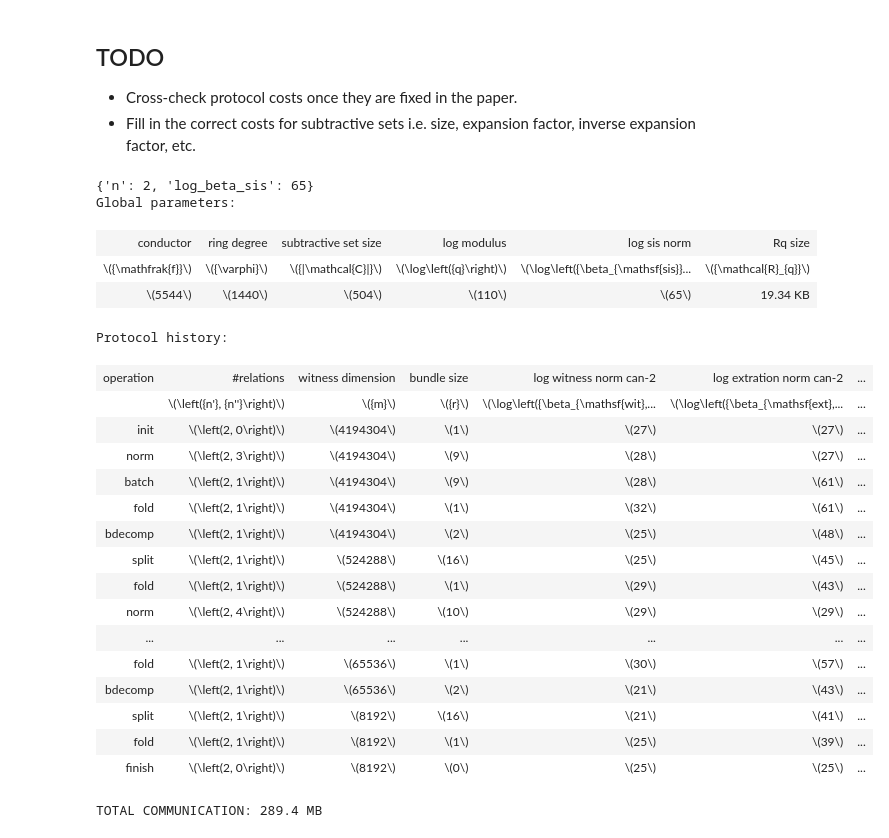
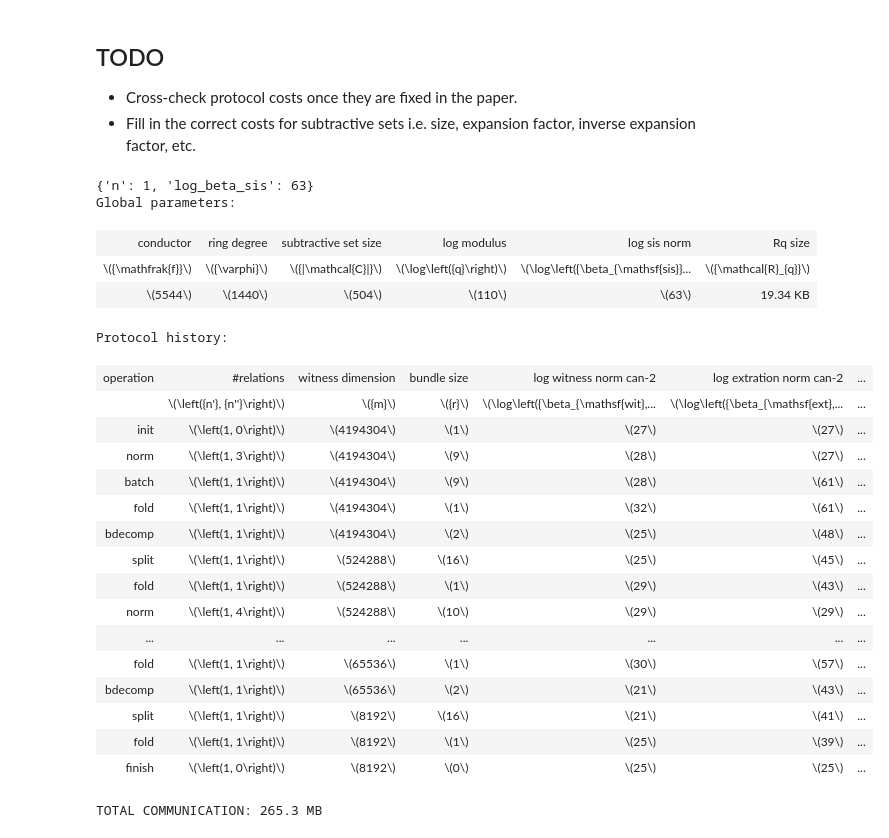
Before and after one commit to russell-lai/rok-paper-sissors-estimator, a Jupyter notebook: magic-rings-parameter-estimator-camera-ready.ipynb, the cells around one changed output. Cells and saved outputs as stored; diff of their text form; code cells hidden in the pictures.

Commit message:
some params

```diff
--- a/magic-rings-parameter-estimator-camera-ready.ipynb
+++ b/magic-rings-parameter-estimator-camera-ready.ipynb
@@ -28,8 +28,9 @@ ring_param = {
 }
 
 
-sis_param = gen_sis_param(ring_param = ring_param, log_beta_sis = 65)
-print(sis_param)
+sis_param = gen_sis_param(ring_param = ring_param, log_beta_sis = 63)
+
+assert sis_param['n'] == 1
 rep = 1
 wit_rdim = 2**22
 beta_inf = 20
@@ -51,50 +52,50 @@ protocol = Protocol(
     wit_rdim = wit_rdim,
     beta_2 = beta_2,
     beta_inf = beta_inf
 )
 
 loop = [
     ("norm", {}),
     ("batch", {}),
     ("fold", {"repout":1}),
     ("bdecomp", {"ell":ell}),
     ("split", {"tdim":tdim}),
     ("fold", {"repout":1}),
 ]
 ops = num_round * loop + [("finish", {})]
 
 for op, params in ops:
     protocol.execute(op, **params)
 
 protocol.extract()
 protocol.print()
 
 comm  = protocol.history[len(protocol.history) - 1].prover_comm
 print("TOTAL COMMUNICATION: " +  pretty_size(comm * pareller_reps))
 # %% [output]
-{'n': 2, 'log_beta_sis': 65}
+{'n': 1, 'log_beta_sis': 63}
 Global parameters:
 | conductor | ring degree | subtractive set size | log modulus | log sis norm | Rq size |
 | \({\mathfrak{f}}\) | \({\varphi}\) | \({|\mathcal{C}|}\) | \(\log\left({q}\right)\) | \(\log\left({\beta_{\mathsf{sis}}... | \({\mathcal{R}_{q}}\) |
-| \(5544\) | \(1440\) | \(504\) | \(110\) | \(65\) | 19.34 KB |
+| \(5544\) | \(1440\) | \(504\) | \(110\) | \(63\) | 19.34 KB |
 Protocol history:
 | operation | #relations | witness dimension | bundle size | log witness norm can-2 | log extration norm can-2 | ... |
 |  | \(\left({n'}, {n''}\right)\) | \({m}\) | \({r}\) | \(\log\left({\beta_{\mathsf{wit},... | \(\log\left({\beta_{\mathsf{ext},... | ... |
-| init | \(\left(2, 0\right)\) | \(4194304\) | \(1\) | \(27\) | \(27\) | ... |
-| norm | \(\left(2, 3\right)\) | \(4194304\) | \(9\) | \(28\) | \(27\) | ... |
-| batch | \(\left(2, 1\right)\) | \(4194304\) | \(9\) | \(28\) | \(61\) | ... |
-| fold | \(\left(2, 1\right)\) | \(4194304\) | \(1\) | \(32\) | \(61\) | ... |
-| bdecomp | \(\left(2, 1\right)\) | \(4194304\) | \(2\) | \(25\) | \(48\) | ... |
-| split | \(\left(2, 1\right)\) | \(524288\) | \(16\) | \(25\) | \(45\) | ... |
-| fold | \(\left(2, 1\right)\) | \(524288\) | \(1\) | \(29\) | \(43\) | ... |
-| norm | \(\left(2, 4\right)\) | \(524288\) | \(10\) | \(29\) | \(29\) | ... |
+| init | \(\left(1, 0\right)\) | \(4194304\) | \(1\) | \(27\) | \(27\) | ... |
+| norm | \(\left(1, 3\right)\) | \(4194304\) | \(9\) | \(28\) | \(27\) | ... |
+| batch | \(\left(1, 1\right)\) | \(4194304\) | \(9\) | \(28\) | \(61\) | ... |
+| fold | \(\left(1, 1\right)\) | \(4194304\) | \(1\) | \(32\) | \(61\) | ... |
+| bdecomp | \(\left(1, 1\right)\) | \(4194304\) | \(2\) | \(25\) | \(48\) | ... |
+| split | \(\left(1, 1\right)\) | \(524288\) | \(16\) | \(25\) | \(45\) | ... |
+| fold | \(\left(1, 1\right)\) | \(524288\) | \(1\) | \(29\) | \(43\) | ... |
+| norm | \(\left(1, 4\right)\) | \(524288\) | \(10\) | \(29\) | \(29\) | ... |
 | ... | ... | ... | ... | ... | ... | ... |
-| fold | \(\left(2, 1\right)\) | \(65536\) | \(1\) | \(30\) | \(57\) | ... |
-| bdecomp | \(\left(2, 1\right)\) | \(65536\) | \(2\) | \(21\) | \(43\) | ... |
-| split | \(\left(2, 1\right)\) | \(8192\) | \(16\) | \(21\) | \(41\) | ... |
-| fold | \(\left(2, 1\right)\) | \(8192\) | \(1\) | \(25\) | \(39\) | ... |
-| finish | \(\left(2, 0\right)\) | \(8192\) | \(0\) | \(25\) | \(25\) | ... |
+| fold | \(\left(1, 1\right)\) | \(65536\) | \(1\) | \(30\) | \(57\) | ... |
+| bdecomp | \(\left(1, 1\right)\) | \(65536\) | \(2\) | \(21\) | \(43\) | ... |
+| split | \(\left(1, 1\right)\) | \(8192\) | \(16\) | \(21\) | \(41\) | ... |
+| fold | \(\left(1, 1\right)\) | \(8192\) | \(1\) | \(25\) | \(39\) | ... |
+| finish | \(\left(1, 0\right)\) | \(8192\) | \(0\) | \(25\) | \(25\) | ... |
-TOTAL COMMUNICATION: 289.4 MB
+TOTAL COMMUNICATION: 265.3 MB
 # %%
 f = 27720
 log_q = 100
```
Also changed, not shown: parts of 1 cell of this notebook.
